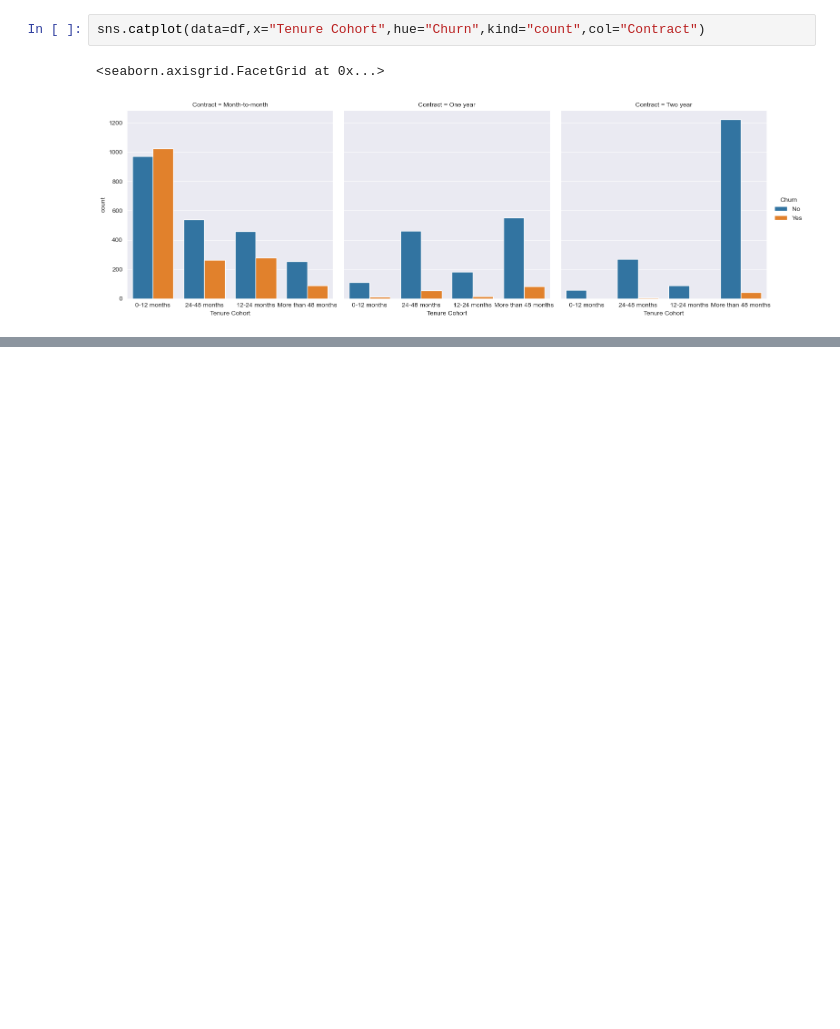
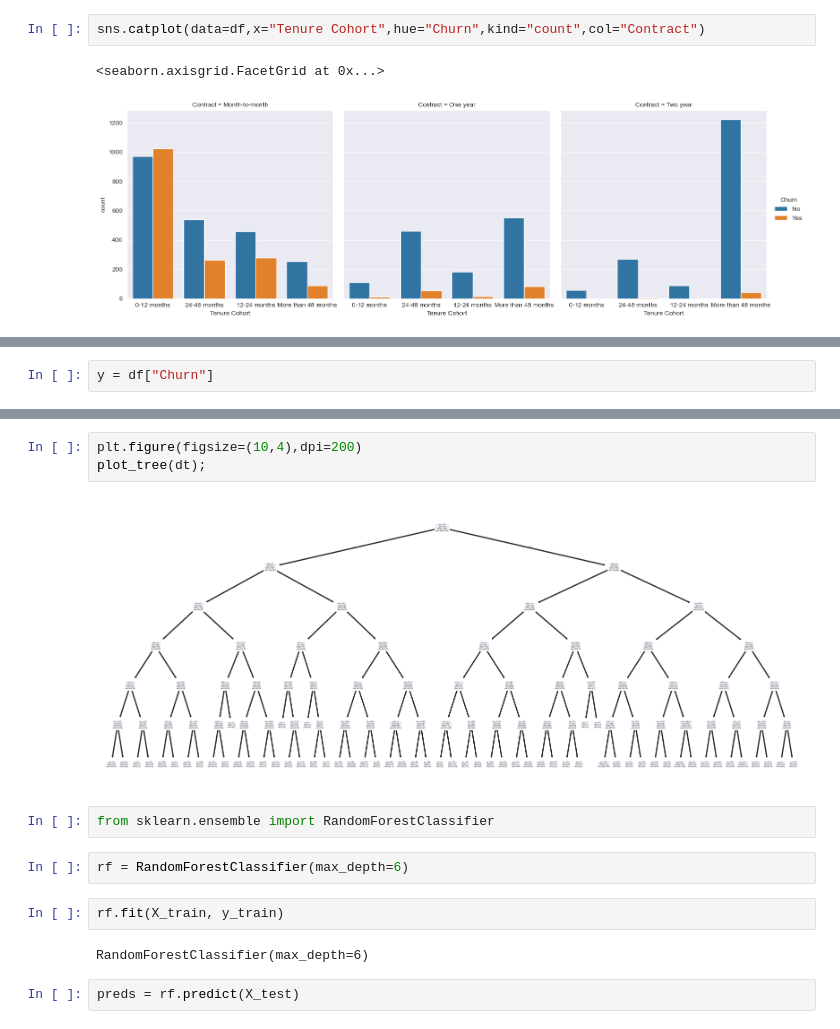
Before and after one commit to mlkbrv/MachineLearningPorjects, a Jupyter notebook: DesicionTrees.ipynb, the cells around one changed output, grey strips where cells are left out. Drawn from its saved outputs; the diff is of its cells as text; blank space fills up the shorter version.

```diff
--- a/DesicionTrees.ipynb
+++ b/DesicionTrees.ipynb
@@ -198,0 +203,2 @@ sns.catplot(data=df,x="Tenure Cohort",hue="Churn",kind="count",col="Contract")
+# %%
+y = df["Churn"]
@@ -198,0 +271,15 @@ sns.catplot(data=df,x="Tenure Cohort",hue="Churn",kind="count",col="Contract")
+# %%
+plt.figure(figsize=(10,4),dpi=200)
+plot_tree(dt);
+# %% [output]
+[figure, added]
+# %%
+from sklearn.ensemble import RandomForestClassifier
+# %%
+rf = RandomForestClassifier(max_depth=6)
+# %%
+rf.fit(X_train, y_train)
+# %% [output]
+RandomForestClassifier(max_depth=6)
+# %%
+preds = rf.predict(X_test)
```
Also changed, not shown: parts of 29 cells of this notebook.
